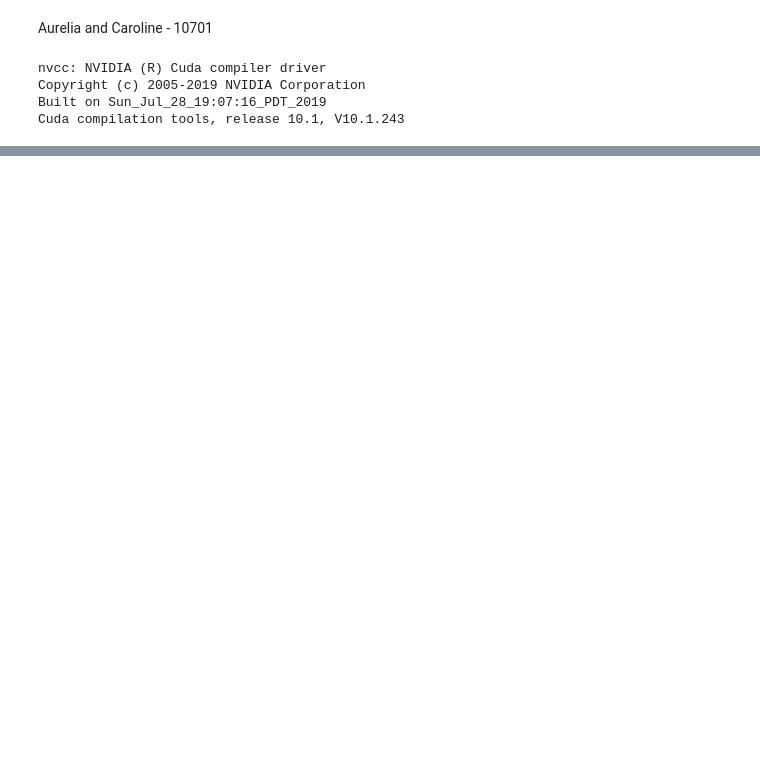
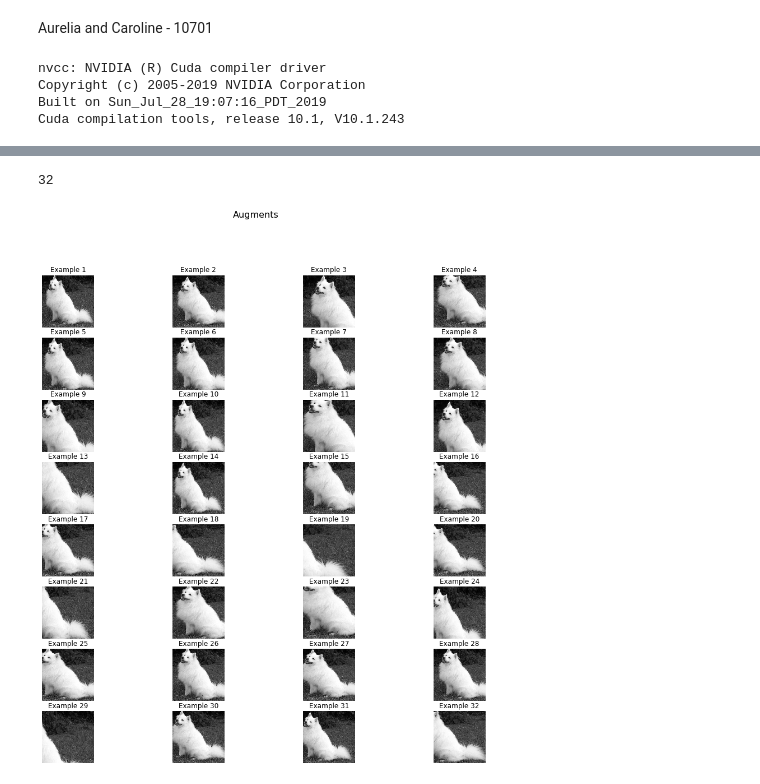
Before and after one commit to aevangeline/forensics, a Jupyter notebook: 10701_Work.ipynb, the cells around one changed output, grey strips where cells are left out. Drawn from its saved outputs; the diff is of its cells as text; code cells hidden in the pictures; blank space fills up the shorter version.

Commit message:
Pipeline working

```diff
--- a/10701_Work.ipynb
+++ b/10701_Work.ipynb
@@ -49,12 +47,12 @@ NUM_EPOCHS = 10
 db_folder = pathlib.Path("test/")
 # %%
 class ExternalInputIterator(object):
-    def __init__(self, batch_size, image_dir, repeat = 1000):
+    def __init__(self, batch_size, image_dir, repeat = 32):
         self.images_dir = pathlib.Path(image_dir)
         self.images = list(glob.iglob(str(self.images_dir/"*.jpg")))
         self.batch_size = batch_size
         self.i = 0
-        self.repeat = 1000
+        self.repeat = math.ceil(repeat/batch_size) * batch_size
         self.reps = 0
 
 
@@ -76,6 +74,7 @@ class ExternalInputIterator(object):
         for _ in range(self.batch_size):
           if self.i >= len(self.images):
             raise StopIteration
+            break
           fname = pathlib.Path(self.images[self.i])
           label = np.array(fname.stem, dtype = np.uint8)
           f = open(fname, 'rb')
@@ -156,8 +154,34 @@ class AugmentationPipeline(Pipeline):
 
 batch_size = 32
 
-pipe = AugmentationPipeline(batch_size=batch_size, examples_per_image= 5,
+pipe = AugmentationPipeline(batch_size=32, examples_per_image= 1,
                             num_threads=4, device_id = 0)
 pipe.build()
-# %%
-pipe_out = pipe.run()
+# %%
+import matplotlib.gridspec as gridspec
+import matplotlib.pyplot as plt
+fig = plt.figure(figsize = (16,16))
+plt.suptitle("Augments", fontsize=16)
+columns = 4
+display = []
+
+images, labels = pipe.run()
+imgs = images.as_cpu()
+
+for idx in range(len(imgs)):
+  img = imgs.at(idx)
+  img = np.reshape(img, img.shape[0:2])
+  display.append(img)
+
+rows = int(math.ceil(len(imgs) / columns))
+gs = gridspec.GridSpec(rows, columns)
+
+print(len(display))
+for count, img in enumerate(display):
+  plt.subplot(gs[count])
+  plt.axis("off")
+  plt.title("Example {}".format(count + 1))
+  plt.imshow(img, cmap="gray")
+# %% [output]
+32
+[figure, added]
```
Also changed, not shown: parts of 3 cells of this notebook.
